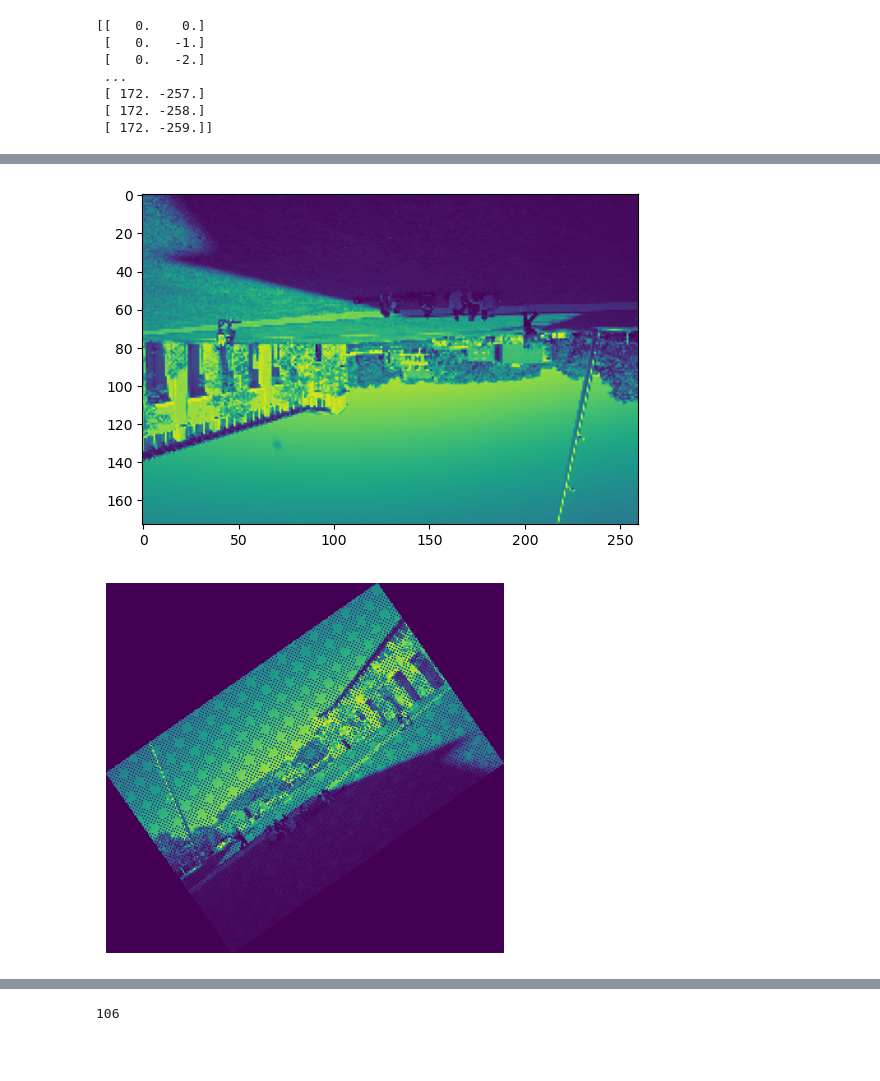
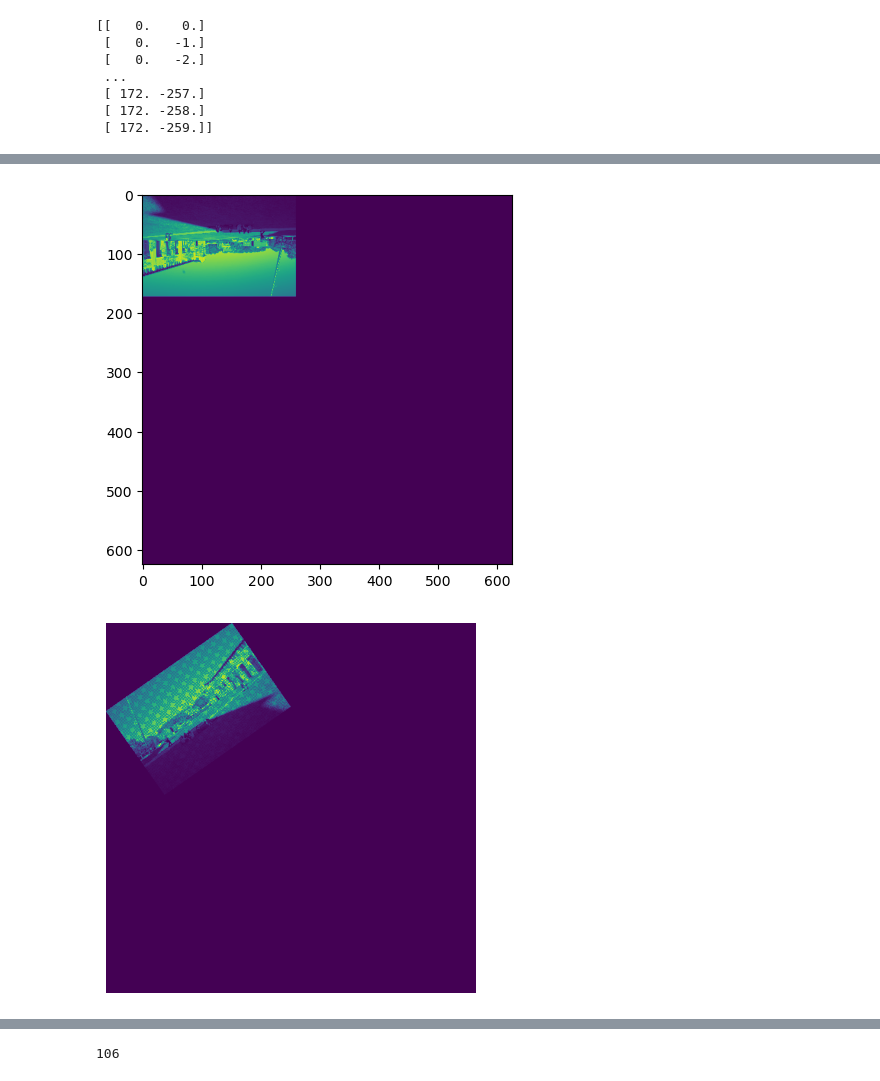
Before and after one commit to tpasfieldERAU/MA348-Image-Stitching, a Jupyter notebook: transforms.ipynb, the cells around one changed output, grey strips where cells are left out. Saved outputs shown, nothing was run; the diff lists cells and outputs as text; code cells hidden in the pictures; blank space fills up the shorter version.

Commit message:
Add canvas support, translation support

```diff
--- a/transforms.ipynb
+++ b/transforms.ipynb
@@ -10,6 +10,13 @@ plt.imshow(img)
 plt.show()
 # %% [output]
 [figure]
+# %%
+# No. of Images: 1
+# Max Width/Height: sqrt(m^2+n^2)
+
+N = 2
+canvas = int(np.sqrt((img.shape[0]*N)**2 + (img.shape[1]*N)**2)) + 1
+canvas = (canvas, canvas)
 # %%
 coords, vals = file_mods.GenerateCoordsFromImage(img)
 transformed = np.zeros(coords.shape)
@@ -51,17 +58,17 @@ plt.show()
 # %%
 A = np.array([[-1, 0], [0, -1]])
 i=0
 for coord in coords:
     coord = coord.reshape((-1,1))
     coord = A @ coord
     transformed[i,:] = coord.reshape(2)
     i+=1
 
-test = file_mods.DrawImageFromCoords(transformed, vals, (0,0))
+test = file_mods.DrawImageFromCoords(transformed, vals, (0,0), canvas)
 plt.imshow(test)
 plt.show()
 # %% [output]
-[figure, old version]
+[figure, new version]
 # %%
 angle = np.deg2rad(35)
 A = np.array([[np.cos(angle), -np.sin(angle)], [np.sin(angle), np.cos(angle)]])
@@ -72,12 +79,12 @@ for coord in coords:
     transformed[i,:] = coord.reshape(2)
     i+=1
 
-test = file_mods.DrawImageFromCoords(transformed, vals, (0,0))
+test = file_mods.DrawImageFromCoords(transformed, vals, (0,0), canvas)
 plt.imshow(test, vmin=0, vmax=255)
 plt.axis(False)
 plt.show()
 # %% [output]
-[figure, old version]
+[figure, new version]
 # %%
 plt.imshow(test==0, vmin=0, vmax=1)
 plt.axis(True)
```
Also changed, not shown: parts of 5 cells of this notebook, 1 other file.
